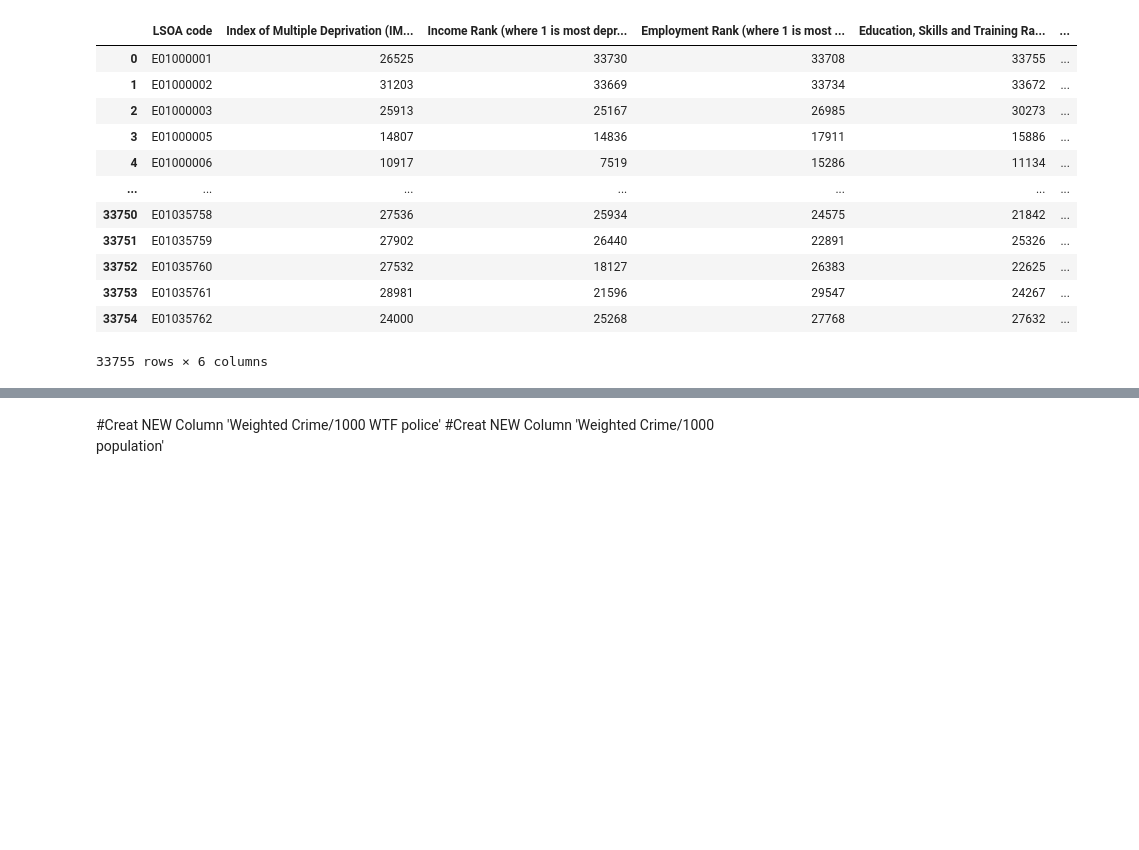
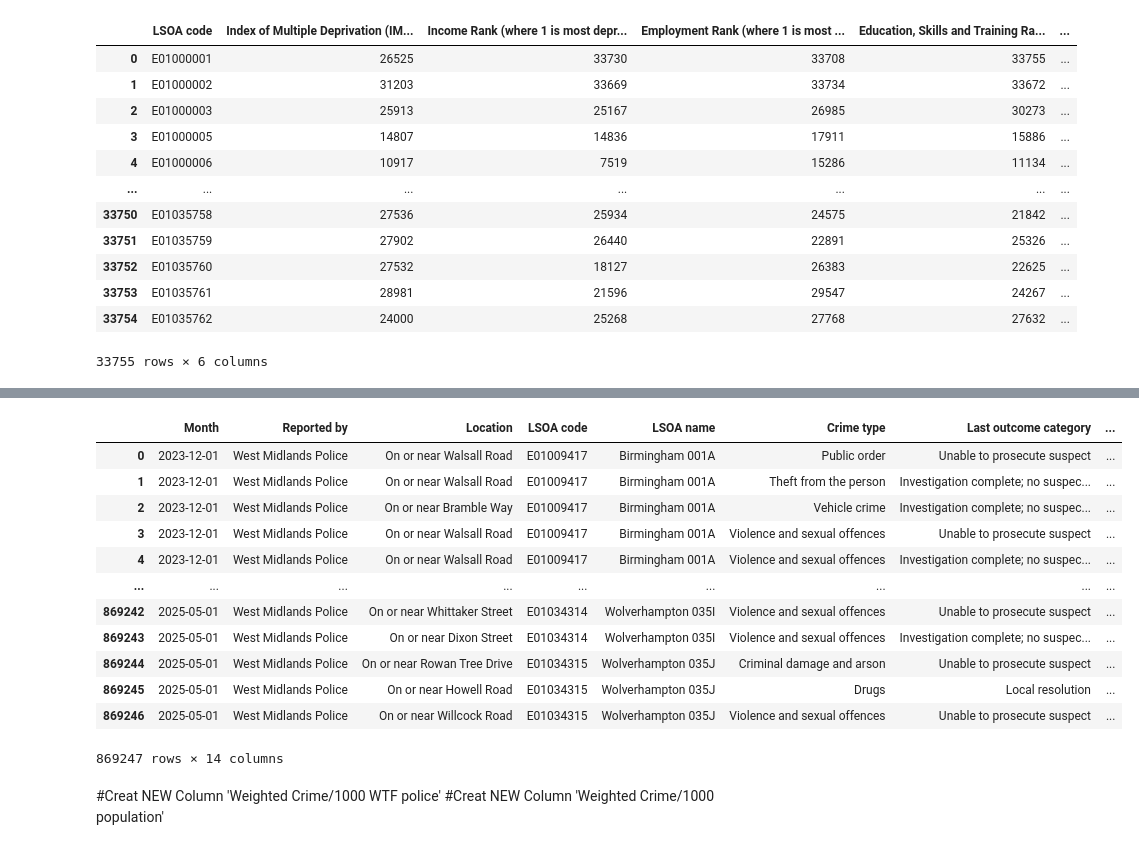
Before and after one commit to zhangwiki86-soton/L7---Data-Analysis-and-Visualisation, a Jupyter notebook: DRAFT Test Glob.ipynb, the cells around one changed output, grey strips where cells are left out. Drawn from its saved outputs; the diff is of its cells as text; code cells hidden in the pictures; blank space fills up the shorter version.

```diff
--- a/DRAFT Test Glob.ipynb
+++ b/DRAFT Test Glob.ipynb
@@ -413,3 +410,25 @@ DataMerge
+# %%
+#change data type for Column "Month"
+DataMerge['Month'] = pd.to_datetime(DataMerge['Month'])
+start_date = pd.to_datetime('2023-12')
+end_date = pd.to_datetime('2024-11')
+
+DataMerge['Month Group'] = DataMerge['Month'].apply(lambda x: 'first 12 months' if (x >= start_date and x <= end_date) else 'second 12 months')
+DataMerge
+# %% [output]
+|  | Month | Reported by | Location | LSOA code | LSOA name | Crime type | Last outcome category | ... |
+| 0 | 2023-12-01 | West Midlands Police | On or near Walsall Road | E01009417 | Birmingham 001A | Public order | Unable to prosecute suspect | ... |
+| 1 | 2023-12-01 | West Midlands Police | On or near Walsall Road | E01009417 | Birmingham 001A | Theft from the person | Investigation complete; no suspec... | ... |
+| 2 | 2023-12-01 | West Midlands Police | On or near Bramble Way | E01009417 | Birmingham 001A | Vehicle crime | Investigation complete; no suspec... | ... |
+| 3 | 2023-12-01 | West Midlands Police | On or near Walsall Road | E01009417 | Birmingham 001A | Violence and sexual offences | Unable to prosecute suspect | ... |
+| 4 | 2023-12-01 | West Midlands Police | On or near Walsall Road | E01009417 | Birmingham 001A | Violence and sexual offences | Investigation complete; no suspec... | ... |
+| ... | ... | ... | ... | ... | ... | ... | ... | ... |
+| 869242 | 2025-05-01 | West Midlands Police | On or near Whittaker Street | E01034314 | Wolverhampton 035I | Violence and sexual offences | Unable to prosecute suspect | ... |
+| 869243 | 2025-05-01 | West Midlands Police | On or near Dixon Street | E01034314 | Wolverhampton 035I | Violence and sexual offences | Investigation complete; no suspec... | ... |
+| 869244 | 2025-05-01 | West Midlands Police | On or near Rowan Tree Drive | E01034315 | Wolverhampton 035J | Criminal damage and arson | Unable to prosecute suspect | ... |
+| 869245 | 2025-05-01 | West Midlands Police | On or near Howell Road | E01034315 | Wolverhampton 035J | Drugs | Local resolution | ... |
+| 869246 | 2025-05-01 | West Midlands Police | On or near Willcock Road | E01034315 | Wolverhampton 035J | Violence and sexual offences | Unable to prosecute suspect | ... |
+869247 rows × 14 columns
 # %% [markdown]
 #Creat NEW Column 'Weighted Crime/1000 WTF police'
 #Creat NEW Column 'Weighted Crime/1000 population'
```
Also changed, not shown: parts of 15 cells of this notebook.
